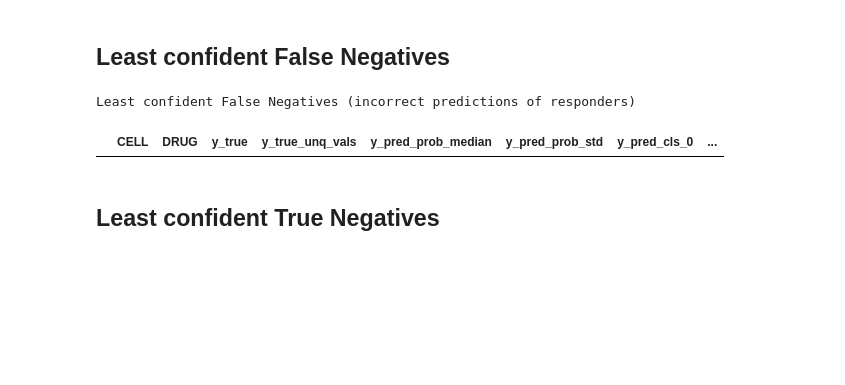
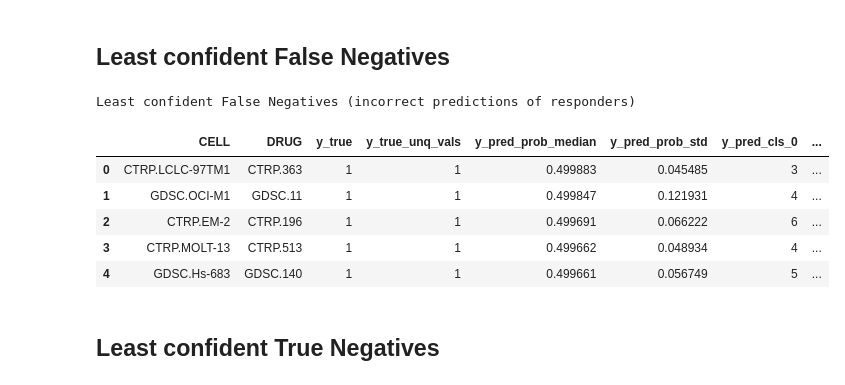
Before and after one commit to adpartin/DrugResponseViz, a Jupyter notebook: notebooks/post_processing_cls.ipynb, the cells around one changed output. Cells and saved outputs as stored; diff of their text form; code cells hidden in the pictures; blank space fills up the shorter version.

```diff
--- a/notebooks/post_processing_cls.ipynb
+++ b/notebooks/post_processing_cls.ipynb
@@ -325,18 +337,24 @@ Least confident False Positives (incorrect predictions of non-responders)
 ## Least confident False Negatives
 # %%
 # Least confident predictions of responders
+n_show = 5
 rsp_value = 1  # responders
-aa = sm_flt[sm_flt.y_pred_prob_median==rsp_value]
+aa = sm_flt[sm_flt.y_true==rsp_value]
 
 # Extract samples with probs <= 0.5
 aa = aa[aa.y_pred_prob_median-0.5 <= 0]
 
 print('\nLeast confident False Negatives (incorrect predictions of responders)')
 aa = aa.sort_values('y_pred_prob_median', ascending=False)
-display(aa[:5])
+display(aa[:n_show].reset_index(drop=True))
 # %% [output]
 Least confident False Negatives (incorrect predictions of responders)
 |  | CELL | DRUG | y_true | y_true_unq_vals | y_pred_prob_median | y_pred_prob_std | y_pred_cls_0 | ... |
+| 0 | CTRP.LCLC-97TM1 | CTRP.363 | 1 | 1 | 0.499883 | 0.045485 | 3 | ... |
+| 1 | GDSC.OCI-M1 | GDSC.11 | 1 | 1 | 0.499847 | 0.121931 | 4 | ... |
+| 2 | CTRP.EM-2 | CTRP.196 | 1 | 1 | 0.499691 | 0.066222 | 6 | ... |
+| 3 | CTRP.MOLT-13 | CTRP.513 | 1 | 1 | 0.499662 | 0.048934 | 4 | ... |
+| 4 | GDSC.Hs-683 | GDSC.140 | 1 | 1 | 0.499661 | 0.056749 | 5 | ... |
 # %% [markdown]
 ## Least confident True Negatives
 # %%
```
Also changed, not shown: parts of 6 cells of this notebook.
